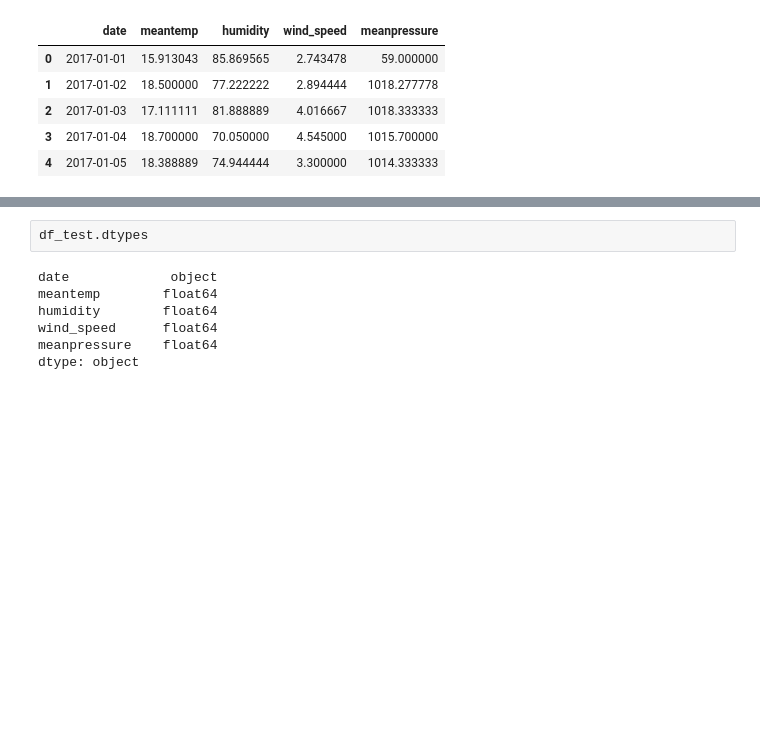
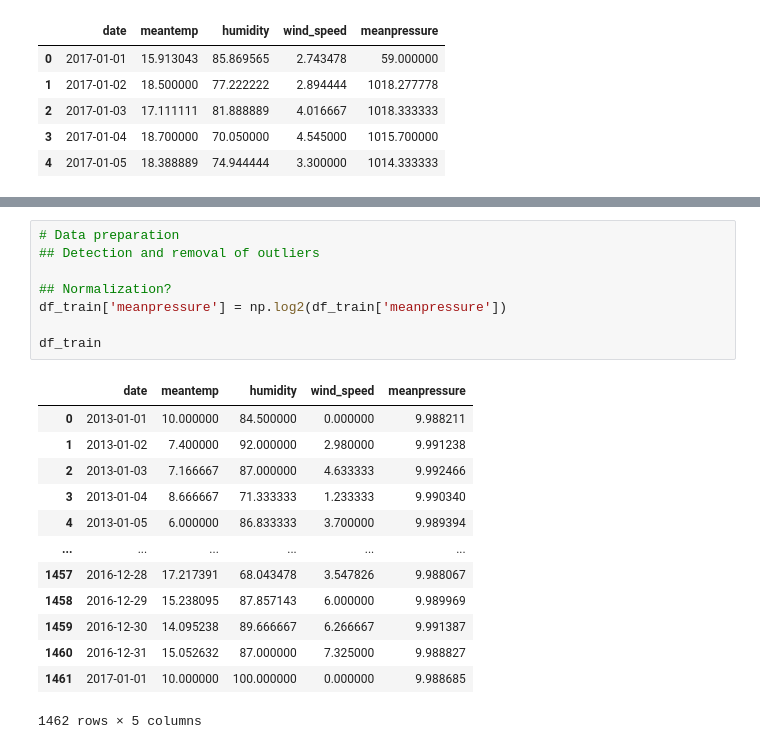
Before and after one commit to batcapricorn/prob-ml-project, a Jupyter notebook: src/main.ipynb, the cells around one changed output, grey strips where cells are left out. Saved outputs shown, nothing was run; the diff lists cells and outputs as text; blank space fills up the shorter version.

```diff
--- a/src/main.ipynb
+++ b/src/main.ipynb
@@ -61,9 +64,22 @@ plt.show()
-# %%
-df_test.dtypes
-# %% [output]
-date             object
-meantemp        float64
-humidity        float64
-wind_speed      float64
-meanpressure    float64
-dtype: object
+# %%
+# Data preparation
+## Detection and removal of outliers
+
+## Normalization?
+df_train['meanpressure'] = np.log2(df_train['meanpressure'])
+
+df_train
+# %% [output]
+|  | date | meantemp | humidity | wind_speed | meanpressure |
+| 0 | 2013-01-01 | 10.000000 | 84.500000 | 0.000000 | 9.988211 |
+| 1 | 2013-01-02 | 7.400000 | 92.000000 | 2.980000 | 9.991238 |
+| 2 | 2013-01-03 | 7.166667 | 87.000000 | 4.633333 | 9.992466 |
+| 3 | 2013-01-04 | 8.666667 | 71.333333 | 1.233333 | 9.990340 |
+| 4 | 2013-01-05 | 6.000000 | 86.833333 | 3.700000 | 9.989394 |
+| ... | ... | ... | ... | ... | ... |
+| 1457 | 2016-12-28 | 17.217391 | 68.043478 | 3.547826 | 9.988067 |
+| 1458 | 2016-12-29 | 15.238095 | 87.857143 | 6.000000 | 9.989969 |
+| 1459 | 2016-12-30 | 14.095238 | 89.666667 | 6.266667 | 9.991387 |
+| 1460 | 2016-12-31 | 15.052632 | 87.000000 | 7.325000 | 9.988827 |
+| 1461 | 2017-01-01 | 10.000000 | 100.000000 | 0.000000 | 9.988685 |
+1462 rows × 5 columns
```
Also changed, not shown: parts of 3 cells of this notebook.
